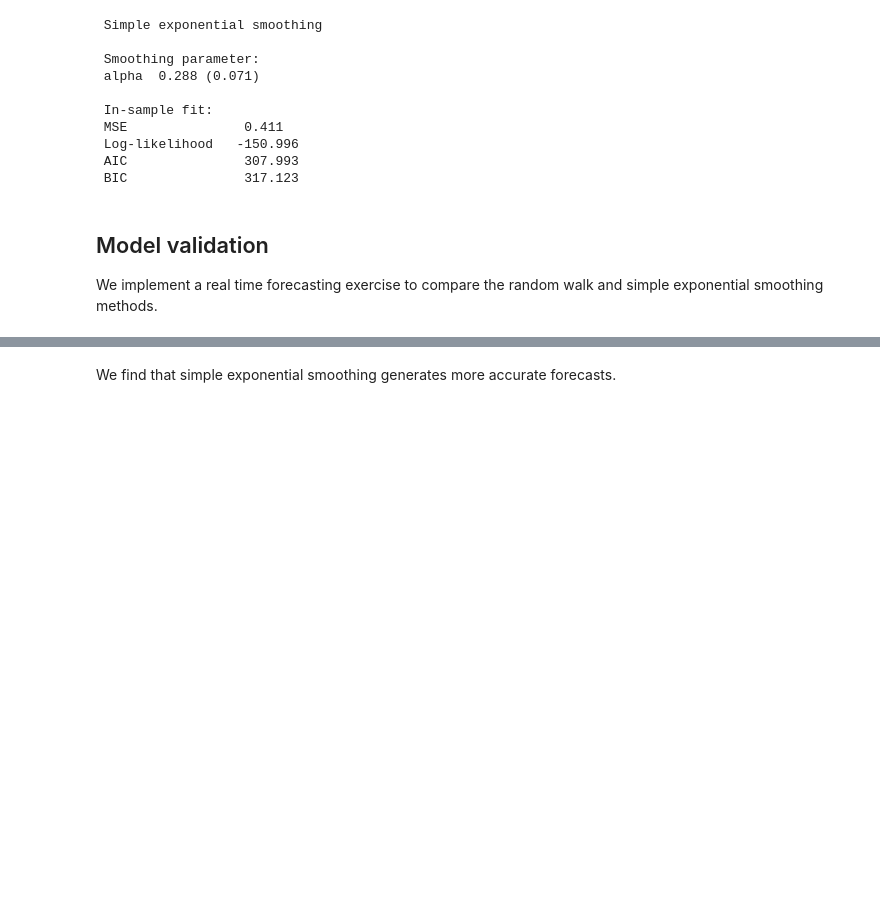
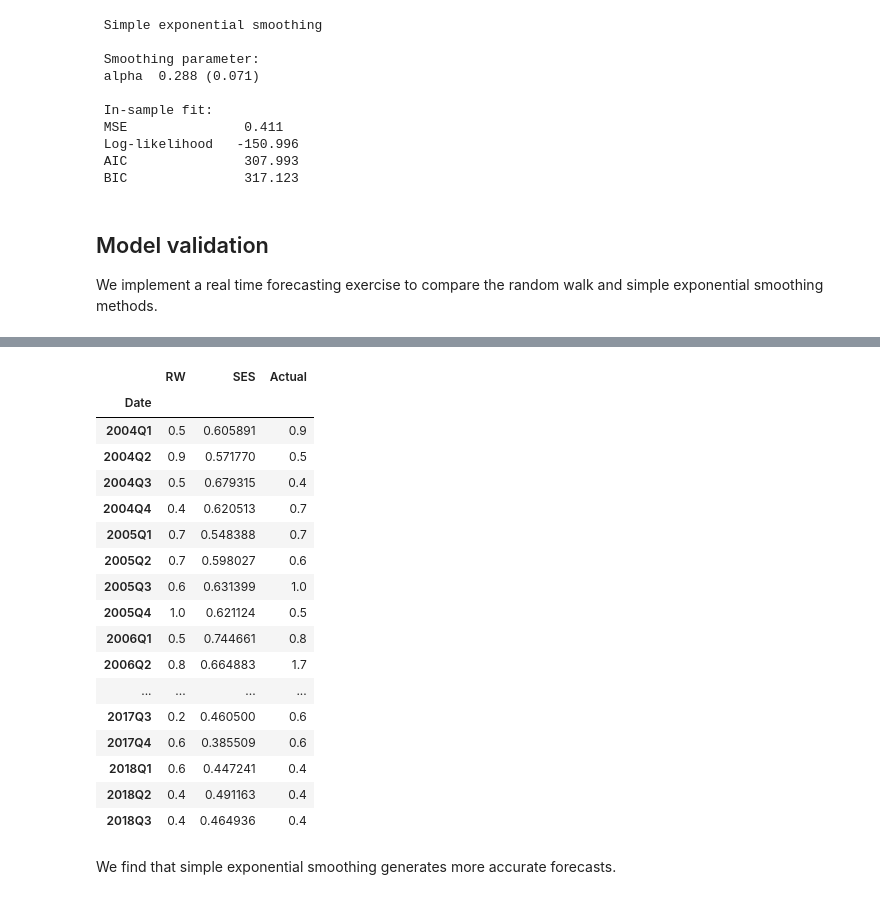
Before and after one commit to renzobechler/forecasting, a Jupyter notebook: Tutorial11 Forecasting.ipynb, the cells around one changed output, grey strips where cells are left out. Cells and saved outputs as stored; diff of their text form; code cells hidden in the pictures; blank space fills up the shorter version.

```diff
--- a/Tutorial11 Forecasting.ipynb
+++ b/Tutorial11 Forecasting.ipynb
@@ -291,3 +340,45 @@ results = pd.DataFrame(results, columns=columns, index=validation)
+# %%
+# Real time forecasting - use it as a template
+
+validation=y['2004Q1':].index # the validation period is Q1 2004 onwards
+start = y.index.get_loc('2004Q1') # numerical index corresponding to Q1 2005
+
+pred1 = []
+pred2 = []
+actual= []
+for i in range(start, len(y)):
+
+    actual.append(y.iloc[i]) # actual value
+
+    pred1.append(y.iloc[i-1]) # random walk forecast
+
+    model = sm.tsa.SimpleExpSmoothing(y.iloc[:i])
+    model = model.fit()
+    pred2.append(model.forecast(1)[0]) # SES forecast
+
+columns=['RW', 'SES', 'Actual']
+results_sm = np.vstack([pred1,pred2,actual]).T
+results_sm = pd.DataFrame(results, columns=columns, index=validation)
+results_sm
+# %% [output]
+|  | RW | SES | Actual |
+| Date |  |  |  |
+| 2004Q1 | 0.5 | 0.605891 | 0.9 |
+| 2004Q2 | 0.9 | 0.571770 | 0.5 |
+| 2004Q3 | 0.5 | 0.679315 | 0.4 |
+| 2004Q4 | 0.4 | 0.620513 | 0.7 |
+| 2005Q1 | 0.7 | 0.548388 | 0.7 |
+| 2005Q2 | 0.7 | 0.598027 | 0.6 |
+| 2005Q3 | 0.6 | 0.631399 | 1.0 |
+| 2005Q4 | 1.0 | 0.621124 | 0.5 |
+| 2006Q1 | 0.5 | 0.744661 | 0.8 |
+| 2006Q2 | 0.8 | 0.664883 | 1.7 |
+| ... | ... | ... | ... |
+| 2017Q3 | 0.2 | 0.460500 | 0.6 |
+| 2017Q4 | 0.6 | 0.385509 | 0.6 |
+| 2018Q1 | 0.6 | 0.447241 | 0.4 |
+| 2018Q2 | 0.4 | 0.491163 | 0.4 |
+| 2018Q3 | 0.4 | 0.464936 | 0.4 |
 # %% [markdown]
 We find that simple exponential smoothing generates more accurate forecasts.
 # %%
```
Also changed, not shown: parts of 13 cells of this notebook, 4 other files.
